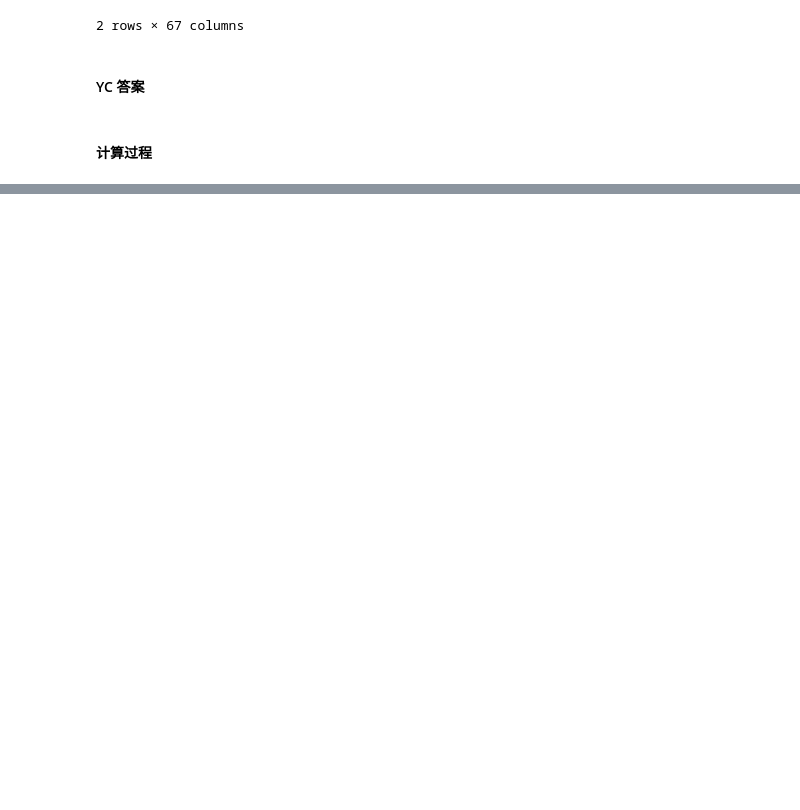
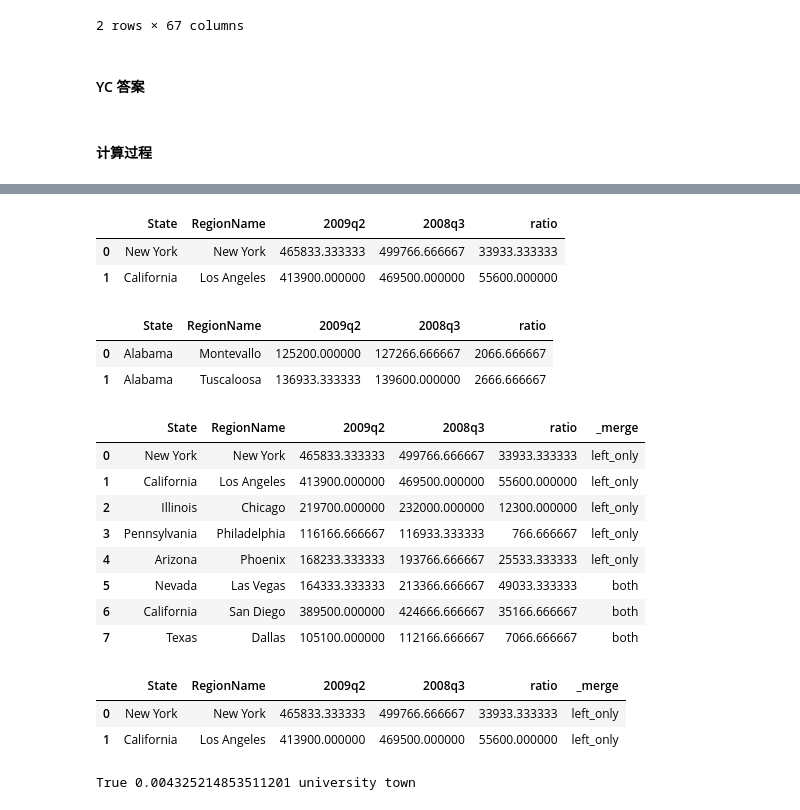
Before and after one commit to yunjcai/Applied-Data-Science-with-Python-Specialization, a Jupyter notebook: 1. Introduction to Data Science in Python/Week 4/Assignment+4.ipynb, the cells around one changed output, grey strips where cells are left out. Drawn from its saved outputs; the diff is of its cells as text; code cells hidden in the pictures; blank space fills up the shorter version.

```diff
--- a/1. Introduction to Data Science in Python/Week 4/Assignment+4.ipynb
+++ b/1. Introduction to Data Science in Python/Week 4/Assignment+4.ipynb
@@ -352,0 +398,3 @@ def run_ttest():
+# %%
+bottom = get_recession_bottom()
+bottom
@@ -352,0 +403,4 @@ def run_ttest():
+# %%
+# housing prices between the recession start and the recession bottom
+house_qrt['ratio'] = house_qrt[start] - house_qrt[bottom]
+house_qrt.head(2)
@@ -352,0 +413,47 @@ def run_ttest():
+# %%
+house_qrt = house_qrt.loc[:, [bottom, start, 'ratio']]
+house_qrt.reset_index(inplace = True)
+house_qrt.head(2)
+# %% [output]
+|  | State | RegionName | 2009q2 | 2008q3 | ratio |
+| 0 | New York | New York | 465833.333333 | 499766.666667 | 33933.333333 |
+| 1 | California | Los Angeles | 413900.000000 | 469500.000000 | 55600.000000 |
+# %%
+college_house = pd.merge(college_town, house_qrt, on = ['State', 'RegionName'])
+college_house.head(2)
+# %% [output]
+|  | State | RegionName | 2009q2 | 2008q3 | ratio |
+| 0 | Alabama | Montevallo | 125200.000000 | 127266.666667 | 2066.666667 |
+| 1 | Alabama | Tuscaloosa | 136933.333333 | 139600.000000 | 2666.666667 |
+# %%
+# 找出非学区房价钱，即总表排除学区房
+non_college = pd.merge(house_qrt, college_house, how = 'outer', indicator = True)
+non_college.head(8)
+# %% [output]
+|  | State | RegionName | 2009q2 | 2008q3 | ratio | _merge |
+| 0 | New York | New York | 465833.333333 | 499766.666667 | 33933.333333 | left_only |
+| 1 | California | Los Angeles | 413900.000000 | 469500.000000 | 55600.000000 | left_only |
+| 2 | Illinois | Chicago | 219700.000000 | 232000.000000 | 12300.000000 | left_only |
+| 3 | Pennsylvania | Philadelphia | 116166.666667 | 116933.333333 | 766.666667 | left_only |
+| 4 | Arizona | Phoenix | 168233.333333 | 193766.666667 | 25533.333333 | left_only |
+| 5 | Nevada | Las Vegas | 164333.333333 | 213366.666667 | 49033.333333 | both |
+| 6 | California | San Diego | 389500.000000 | 424666.666667 | 35166.666667 | both |
+| 7 | Texas | Dallas | 105100.000000 | 112166.666667 | 7066.666667 | both |
+# %%
+# 通过 merge 中 indicator 产生新列，把不是 'both' 的排除，即得出非学区房
+non_college = non_college.loc[non_college._merge == 'left_only', :]
+non_college.head(2)
+# %% [output]
+|  | State | RegionName | 2009q2 | 2008q3 | ratio | _merge |
+| 0 | New York | New York | 465833.333333 | 499766.666667 | 33933.333333 | left_only |
+| 1 | California | Los Angeles | 413900.000000 | 469500.000000 | 55600.000000 | left_only |
+# %%
+t, p = ttest_ind(college_house['ratio'].dropna(), non_college['ratio'].dropna())
+
+different = True if p < 0.01 else False
+
+better = "university town" if college_house['ratio'].mean() < non_college['ratio'].mean() else "non-university town"
+
+print(different, p, better)
+# %% [output]
+True 0.004325214853511201 university town
```
Also changed, not shown: parts of 6 cells of this notebook.
